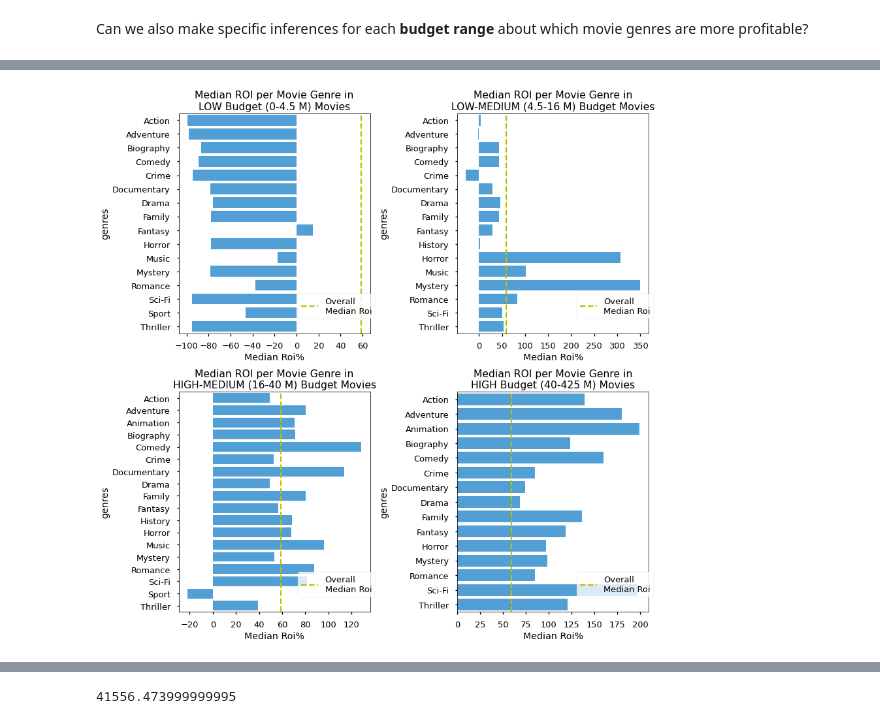
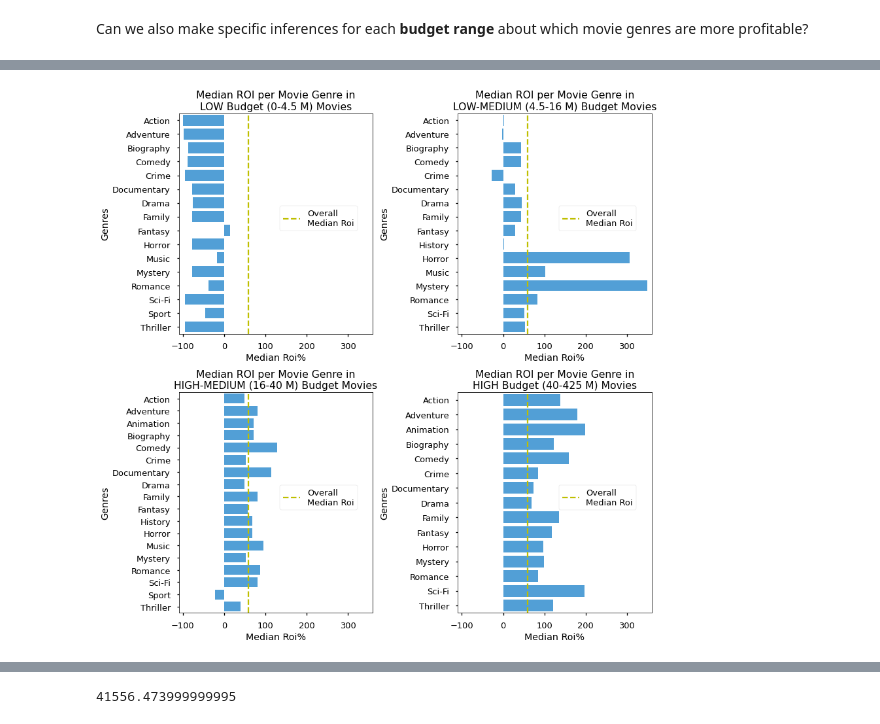
Before and after one commit to erdemiraysu/Exploratory-Movie-Analyses, a Jupyter notebook: student.ipynb, the cells around one changed output, grey strips where cells are left out. Drawn from its saved outputs; the diff is of its cells as text; code cells hidden in the pictures.

```diff
--- a/student.ipynb
+++ b/student.ipynb
@@ -913,7 +1042,7 @@ df_genre.hist(bins=50, figsize=(12,14));
 # %%
 # Create 4 different dataframes in a specific budget bin:
 dfbudgets = []
-df_original = df_genre
+df_original = master_clean_distinct
 q= ['0-4.5 M','4.5-16 M','16-40 M','40-425 M']
 for i in range(0,len(q)):
     dfnew = df_original[df_original['budget_bins'] == q[i]]
@@ -1014,7 +1229,7 @@ proportion_highprofitroi.head()
 # %%
 # Adding the proportion array into the tabel with a new column named proportion
 # You need to make sure index are the same between the two df.
-df_genre_table['proportion'] = Proportion_highprofitroi['proportion']
+df_genre_table['proportion'] = proportion_highprofitroi['proportion']
 df_genre_table
 # %% [output]
 |  | genres | profit |  |  | roi |  |  | proportion |
@@ -1156,0 +1295,13 @@ print(dfbudgets_tables[3].head(2))
+# %%
+df_original = df_genre
+q= ['0-4.5 M','4.5-16 M','16-40 M','40-425 M']
+var = 'roi'
+dfbudgets_tables_roi = slicing(df_original, q, var)
+
+df_original = df_genre
+q= ['0-4.5 M','4.5-16 M','16-40 M','40-425 M']
+var = 'profit'
+dfbudgets_tables_profit = slicing(df_original, q, var)
+
+print(dfbudgets_tables_roi[0].head(2))
+print(dfbudgets_tables_profit[3].head(2))
@@ -1157,35 +1335,46 @@ print(dfbudgets_tables[3].head(2))
 # %%
 with plt.style.context('seaborn-talk'):
     fig, ( (ax1, ax2),(ax3, ax4) )  = plt.subplots(ncols=2, nrows= 2, figsize=(12, 12))
     base_color = sns.color_palette("husl", 9)[6]
 
-    sns.barplot(data = dfbudgets_tables[0], x = 'roi', y= 'genres', ax=ax1, color = base_color)
+    sns.barplot(data = dfbudgets_tables_roi[0], x = 'roi', y= 'genres', ax=ax1, color = base_color)
     ax1.axvline(x= df_genre['roi'].median(), ymin=0, ymax=1, color='y', linestyle='--', label = 'Overall\nMedian Roi')
-    ax1.legend(bbox_to_anchor = (0.6, 0.2), loc = 'upper left')
+    ax1.legend(bbox_to_anchor = (0.5, 0.6), loc = 'upper left')
 
-    sns.barplot(data = dfbudgets_tables[1], x = 'roi', y= 'genres', ax=ax2, color = base_color)
+    sns.barplot(data = dfbudgets_tables_roi[1], x = 'roi', y= 'genres', ax=ax2, color = base_color)
     ax2.axvline(x= df_genre['roi'].median(), ymin=0,ymax=1, color='y', linestyle='--', label = 'Overall\nMedian Roi')
-    ax2.legend(bbox_to_anchor = (0.6, 0.2), loc = 'upper left')
+    ax2.legend(bbox_to_anchor = (0.5, 0.6), loc = 'upper left')
 
-    sns.barplot(data = dfbudgets_tables[2], x = 'roi', y= 'genres', ax=ax3, color = base_color)
+    sns.barplot(data = dfbudgets_tables_roi[2], x = 'roi', y= 'genres', ax=ax3, color = base_color)
     ax3.axvline(x= df_genre['roi'].median(), ymin=0, ymax=1, color='y', linestyle='--', label = 'Overall\nMedian Roi')
-    ax3.legend(bbox_to_anchor = (0.6, 0.2), loc = 'upper left')
+    ax3.legend(bbox_to_anchor = (0.5, 0.6), loc = 'upper left')
 
-    sns.barplot(data = dfbudgets_tables[3], x = 'roi', y= 'genres', ax=ax4, color = base_color)
+    sns.barplot(data = dfbudgets_tables_roi[3], x = 'roi', y= 'genres', ax=ax4, color = base_color)
     ax4.axvline(x= df_genre['roi'].median(), ymin=0, ymax=1, color='y', linestyle='--', label = 'Overall\nMedian Roi')
-    ax4.legend(bbox_to_anchor = (0.6, 0.2), loc = 'upper left')
+    ax4.legend(bbox_to_anchor = (0.5, 0.6), loc = 'upper left')
 
     ax1.set_title('Median ROI per Movie Genre in\nLOW Budget (0-4.5 M) Movies')
     ax2.set_title('Median ROI per Movie Genre in\nLOW-MEDIUM (4.5-16 M) Budget Movies')
     ax3.set_title('Median ROI per Movie Genre in\nHIGH-MEDIUM (16-40 M) Budget Movies')
     ax4.set_title('Median ROI per Movie Genre in\nHIGH Budget (40-425 M) Movies')
 
     ax1.set_xlabel("Median Roi%")
     ax2.set_xlabel("Median Roi%")
     ax3.set_xlabel("Median Roi%")
     ax4.set_xlabel("Median Roi%")
 
+    ax1.set_ylabel("Genres")
+    ax2.set_ylabel("Genres")
+    ax3.set_ylabel("Genres")
+    ax4.set_ylabel("Genres")
+
+    ax1.set_xlim(-110,360)
+    ax2.set_xlim(-110,360)
+    ax3.set_xlim(-110,360)
+    ax4.set_xlim(-110,360)
+
+
     fig.tight_layout();
-    fig.savefig('./images/Visual1_RoiMeanMedianPropCount.jpeg', dpi=300);
+    fig.savefig('./images/Barplot_RoibyBudget.png', dpi=300);
 # %% [output]
-[figure, old version]
+[figure, new version]
```
Also changed, not shown: parts of 118 cells of this notebook.
